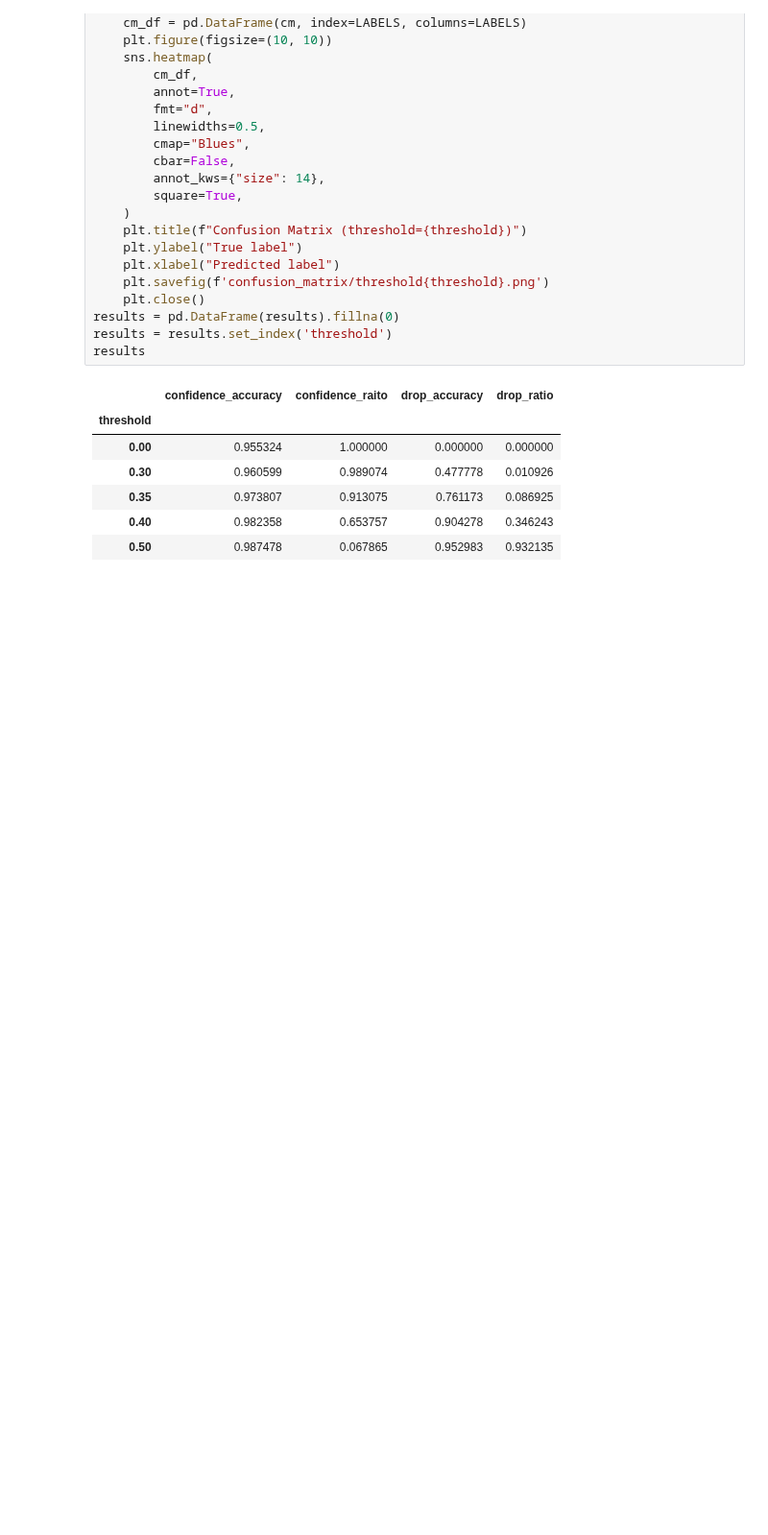
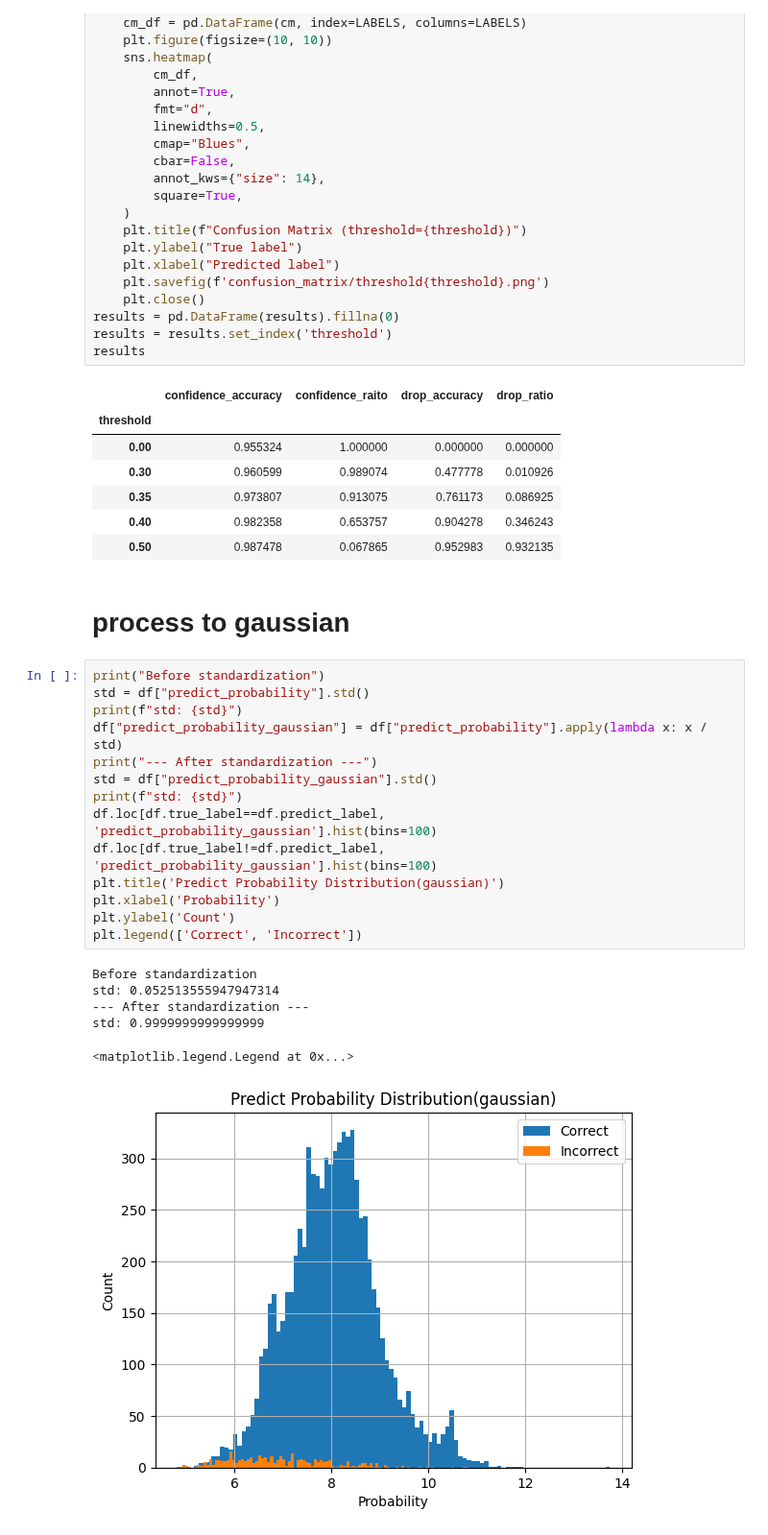
Before and after one commit to rakawanegan/humanactivityrecognition_portfolio, a Jupyter notebook: result/error_bar/cnn1d/analysis.ipynb, the cells around one changed output. Shown at 96% size. Cells and saved outputs as stored; diff of their text form; blank space fills up the shorter version.

Commit message:
add gaussian torncurve

```diff
--- a/result/error_bar/cnn1d/analysis.ipynb
+++ b/result/error_bar/cnn1d/analysis.ipynb
@@ -124,3 +125,26 @@ results
 | 0.35 | 0.973807 | 0.913075 | 0.761173 | 0.086925 |
 | 0.40 | 0.982358 | 0.653757 | 0.904278 | 0.346243 |
 | 0.50 | 0.987478 | 0.067865 | 0.952983 | 0.932135 |
+# %% [markdown]
+# process to gaussian
+# %%
+print("Before standardization")
+std = df["predict_probability"].std()
+print(f"std: {std}")
+df["predict_probability_gaussian"] = df["predict_probability"].apply(lambda x: x / std)
+print("--- After standardization ---")
+std = df["predict_probability_gaussian"].std()
+print(f"std: {std}")
+df.loc[df.true_label==df.predict_label, 'predict_probability_gaussian'].hist(bins=100)
+df.loc[df.true_label!=df.predict_label, 'predict_probability_gaussian'].hist(bins=100)
+plt.title('Predict Probability Distribution(gaussian)')
+plt.xlabel('Probability')
+plt.ylabel('Count')
+plt.legend(['Correct', 'Incorrect'])
+# %% [output]
+Before standardization
+std: 0.052513555947947314
+--- After standardization ---
+std: 0.9999999999999999
+<matplotlib.legend.Legend at 0x...>
+[figure, added]
```
Also changed, not shown: parts of 6 cells of this notebook, 5 other files.
